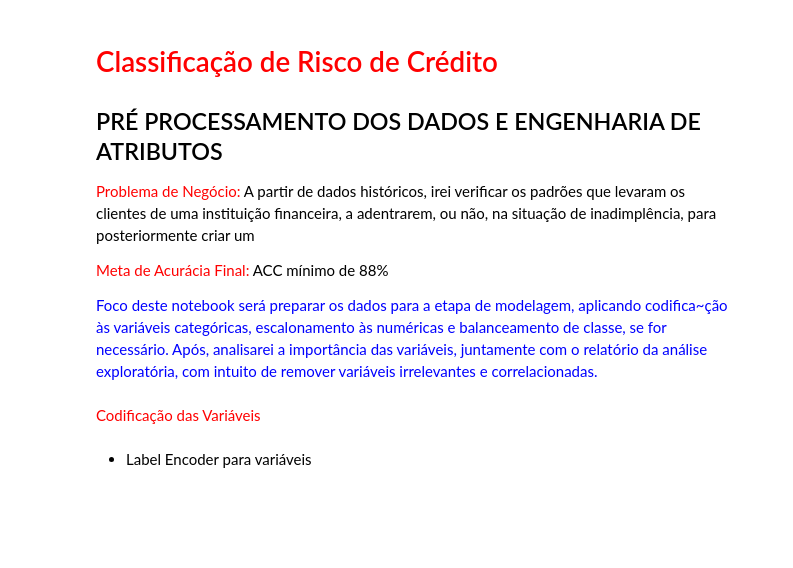
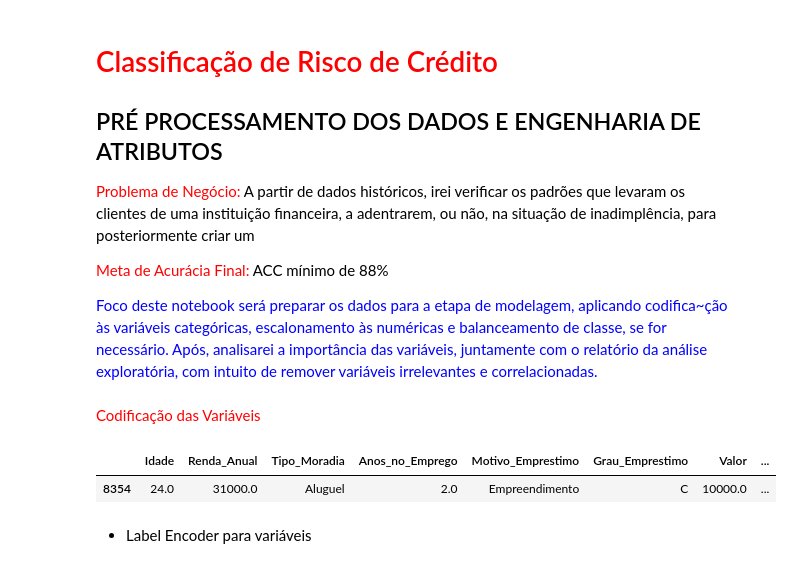
Before and after one commit to alyssonmontovanelli/analise_Risco_Credito, a Jupyter notebook: pre_processing/01_pre_processing_Eng_Atr.ipynb, the cells around one changed output. Cells and saved outputs as stored; diff of their text form; code cells hidden in the pictures; blank space fills up the shorter version.

```diff
--- a/pre_processing/01_pre_processing_Eng_Atr.ipynb
+++ b/pre_processing/01_pre_processing_Eng_Atr.ipynb
@@ -40,6 +40,11 @@ lb = LabelEncoder()
 scaler = StandardScaler()
 # %%
 df_processing = df.copy()
+# %%
+df.sample()
+# %% [output]
+|  | Idade | Renda_Anual | Tipo_Moradia | Anos_no_Emprego | Motivo_Emprestimo | Grau_Emprestimo | Valor | ... |
+| 8354 | 24.0 | 31000.0 | Aluguel | 2.0 | Empreendimento | C | 10000.0 | ... |
 # %% [markdown]
 - Label Encoder para variáveis
 # %%
```
Also changed, not shown: parts of 3 cells of this notebook, 2 other files.
